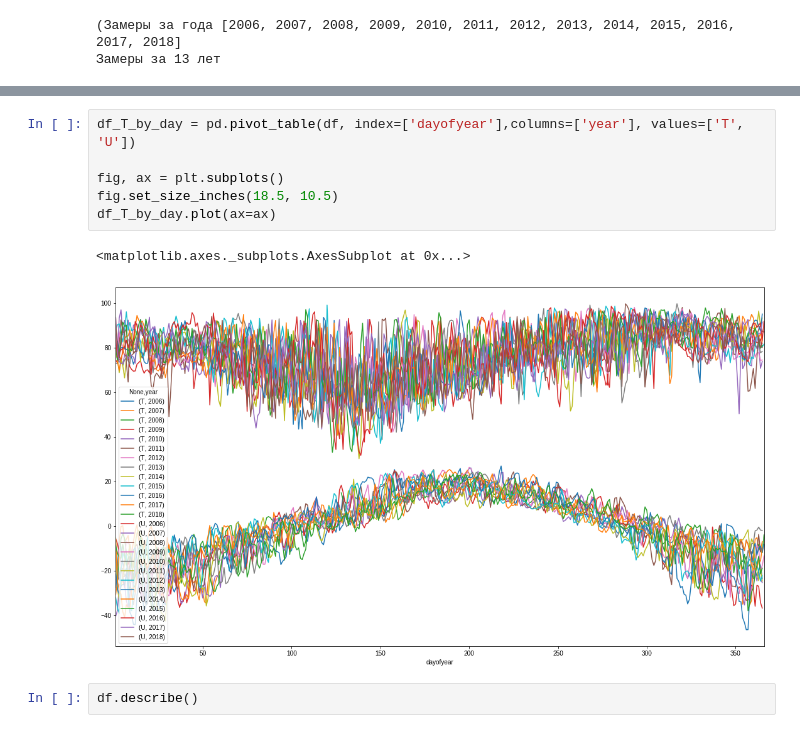
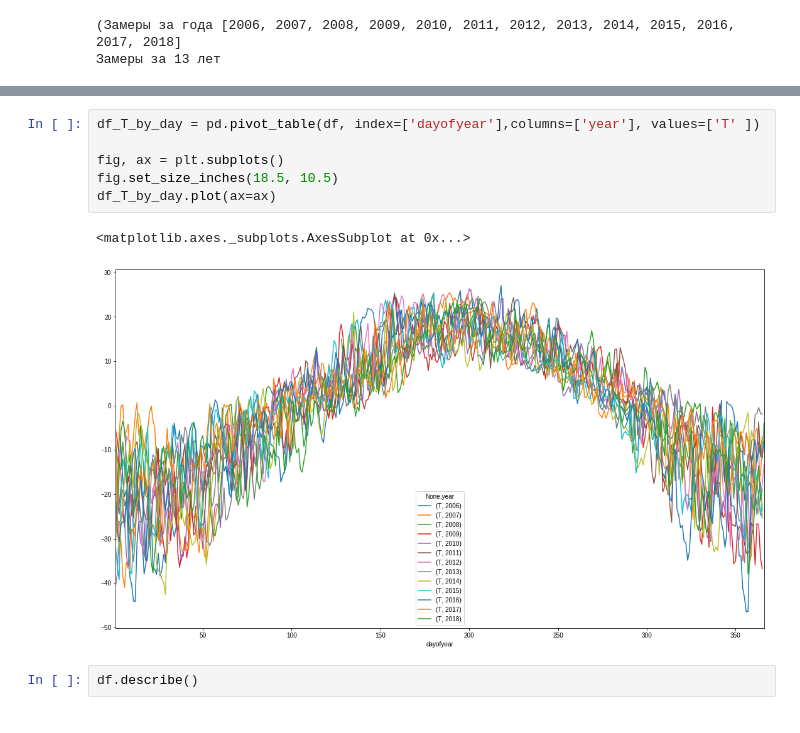
Before and after one commit to AndreyEroshkin/climate, a Jupyter notebook: humid-t-hmao.ipynb, the cells around one changed output, grey strips where cells are left out. Cells and saved outputs as stored; diff of their text form.

```diff
--- a/humid-t-hmao.ipynb
+++ b/humid-t-hmao.ipynb
@@ -100,12 +128,12 @@ T
 # %%
-df_T_by_day = pd.pivot_table(df, index=['dayofyear'],columns=['year'], values=['T', 'U'])
+df_T_by_day = pd.pivot_table(df, index=['dayofyear'],columns=['year'], values=['T' ])
 
 fig, ax = plt.subplots()
 fig.set_size_inches(18.5, 10.5)
 df_T_by_day.plot(ax=ax)
 # %% [output]
 <matplotlib.axes._subplots.AxesSubplot at 0x...>
-[figure, old version]
+[figure, new version]
 # %%
 df.describe()
 # %% [output]
```
Also changed, not shown: parts of 8 cells of this notebook.
